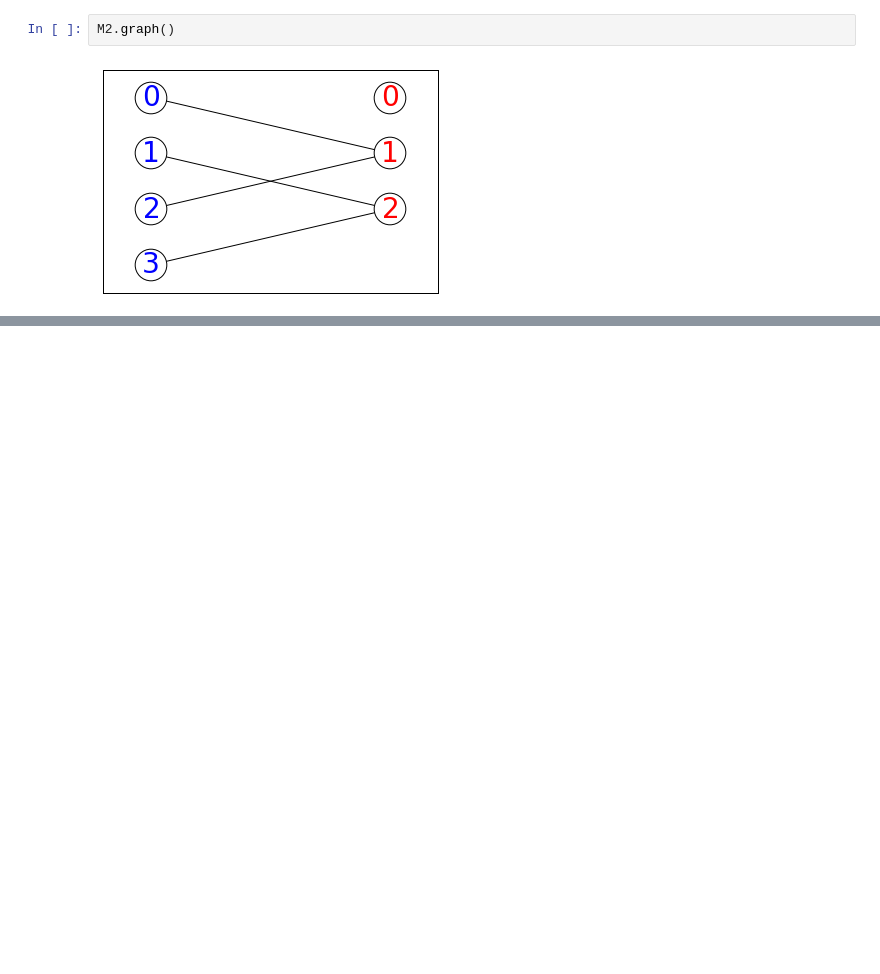
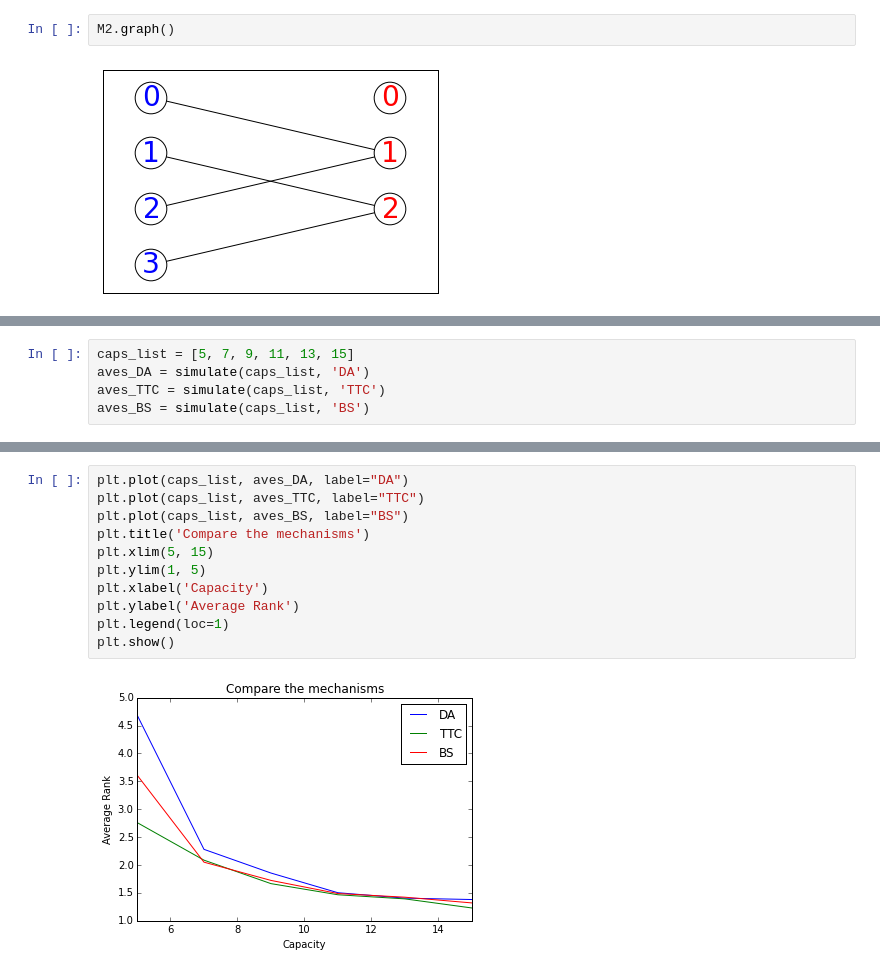
Before and after one commit to kira26/Matching-Market, a Jupyter notebook: matching.ipynb, the cells around one changed output, grey strips where cells are left out. Drawn from its saved outputs; the diff is of its cells as text; blank space fills up the shorter version.

Commit message:
Simulate a average rank of each mechanisms

```diff
--- a/matching.ipynb
+++ b/matching.ipynb
@@ -254,0 +277,5 @@ M2.graph()
+# %%
+caps_list = [5, 7, 9, 11, 13, 15]
+aves_DA = simulate(caps_list, 'DA')
+aves_TTC = simulate(caps_list, 'TTC')
+aves_BS = simulate(caps_list, 'BS')
@@ -254,0 +309,13 @@ M2.graph()
+# %%
+plt.plot(caps_list, aves_DA, label="DA")
+plt.plot(caps_list, aves_TTC, label="TTC")
+plt.plot(caps_list, aves_BS, label="BS")
+plt.title('Compare the mechanisms')
+plt.xlim(5, 15)
+plt.ylim(1, 5)
+plt.xlabel('Capacity')
+plt.ylabel('Average Rank')
+plt.legend(loc=1)
+plt.show()
+# %% [output]
+[figure, added]
```
Also changed, not shown: parts of 6 cells of this notebook, 1 other file.
